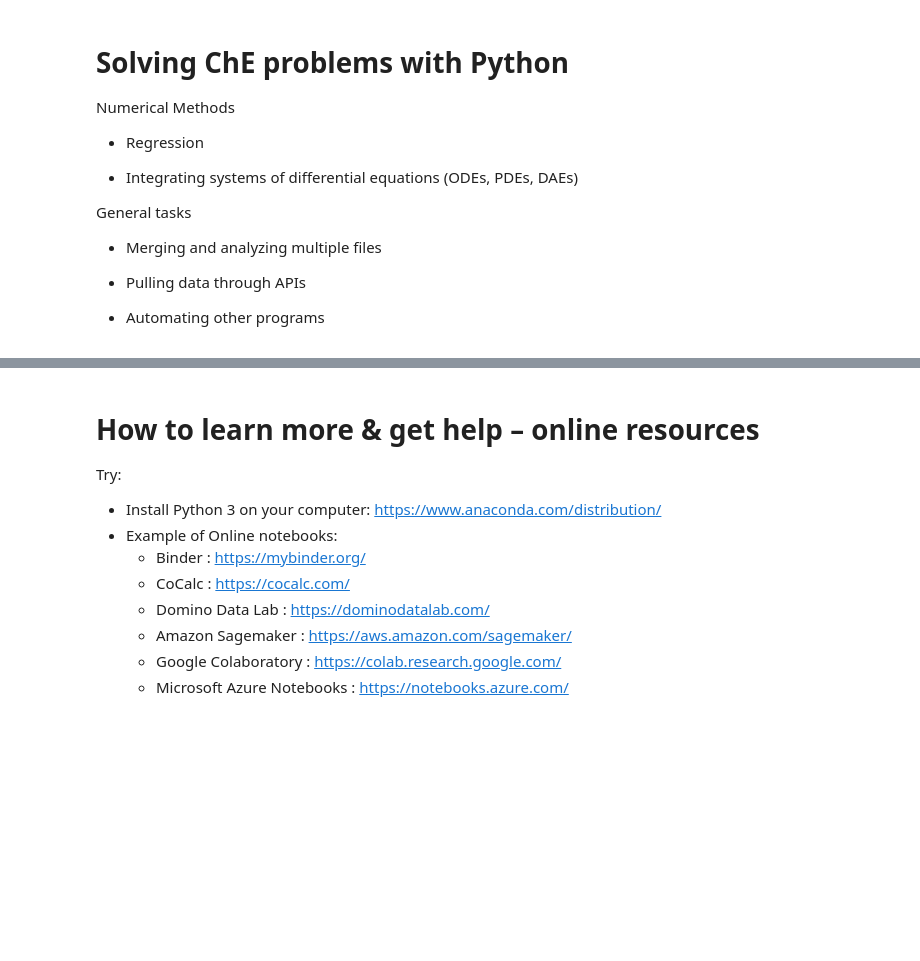
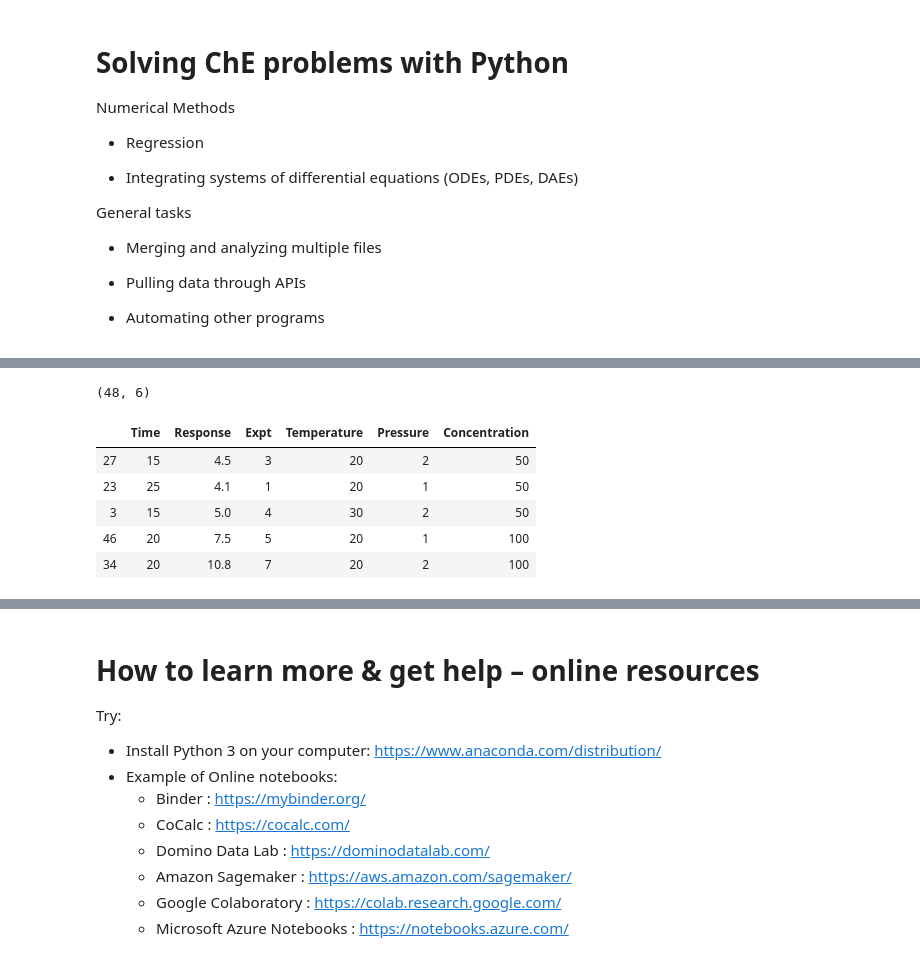
Before and after one commit to chepyle/Python4ChEs, a Jupyter notebook: Python4ChEs.ipynb, the cells around one changed output, grey strips where cells are left out. Cells and saved outputs as stored; diff of their text form; code cells hidden in the pictures; blank space fills up the shorter version.

```diff
--- a/Python4ChEs.ipynb
+++ b/Python4ChEs.ipynb
@@ -214,0 +248,12 @@ import sympy
+# %%
+df_all = df_cat.merge(expt_info,on='Expt')
+print(df_all.shape)
+df_all.sample(5)
+# %% [output]
+(48, 6)
+|  | Time | Response | Expt | Temperature | Pressure | Concentration |
+| 27 | 15 | 4.5 | 3 | 20 | 2 | 50 |
+| 23 | 25 | 4.1 | 1 | 20 | 1 | 50 |
+| 3 | 15 | 5.0 | 4 | 30 | 2 | 50 |
+| 46 | 20 | 7.5 | 5 | 20 | 1 | 100 |
+| 34 | 20 | 10.8 | 7 | 20 | 2 | 100 |
```
Also changed, not shown: parts of 20 cells of this notebook, 12 other files.
